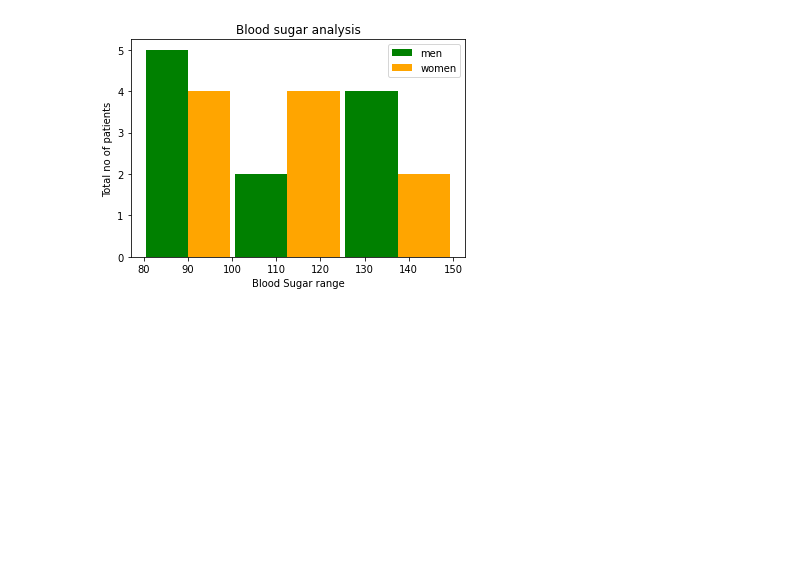
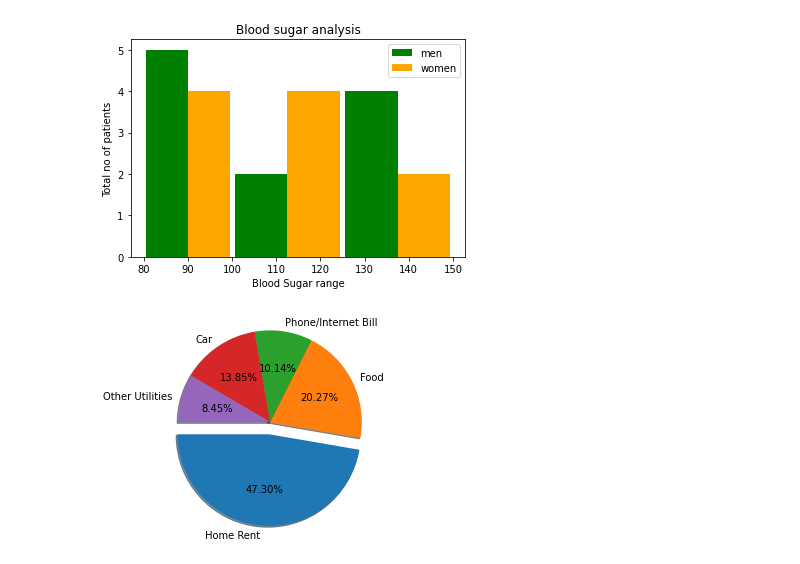
Before and after one commit to raushan9jnv/Pratice-MATPLOTLIB-Library, a Jupyter notebook: Praticse_MATPLOTLIB.ipynb, the cells around one changed output. Saved outputs shown, nothing was run; the diff lists cells and outputs as text; code cells hidden in the pictures; blank space fills up the shorter version.

```diff
--- a/Praticse_MATPLOTLIB.ipynb
+++ b/Praticse_MATPLOTLIB.ipynb
@@ -98,3 +98,13 @@ plt.legend()
 # %% [output]
 <matplotlib.legend.Legend at 0x...>
 [figure]
+# %%
+exp_vals =[1400,600,300,410,250]
+exp_labels = ['Home Rent','Food','Phone/Internet Bill','Car','Other Utilities']
+# %%
+plt.pie(exp_vals,labels= exp_labels,radius =1.5,autopct='%.2f%%',shadow=True,explode=[0.2,0,0,0,0],startangle=180)
+plt.axis('equal')
+plt.savefig("F:\piechart.png",bbox_inches='tight',transparent=True,pad_inches=2)
+plt.show()
+# %% [output]
+[figure, added]
```
